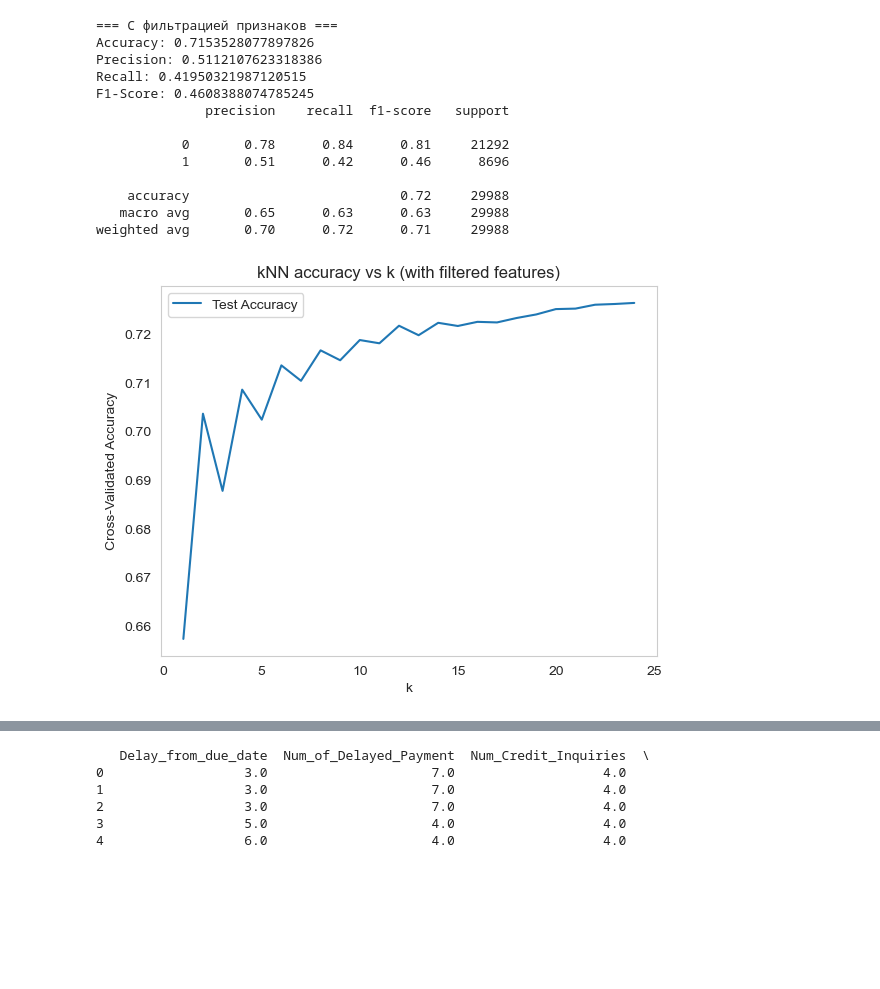
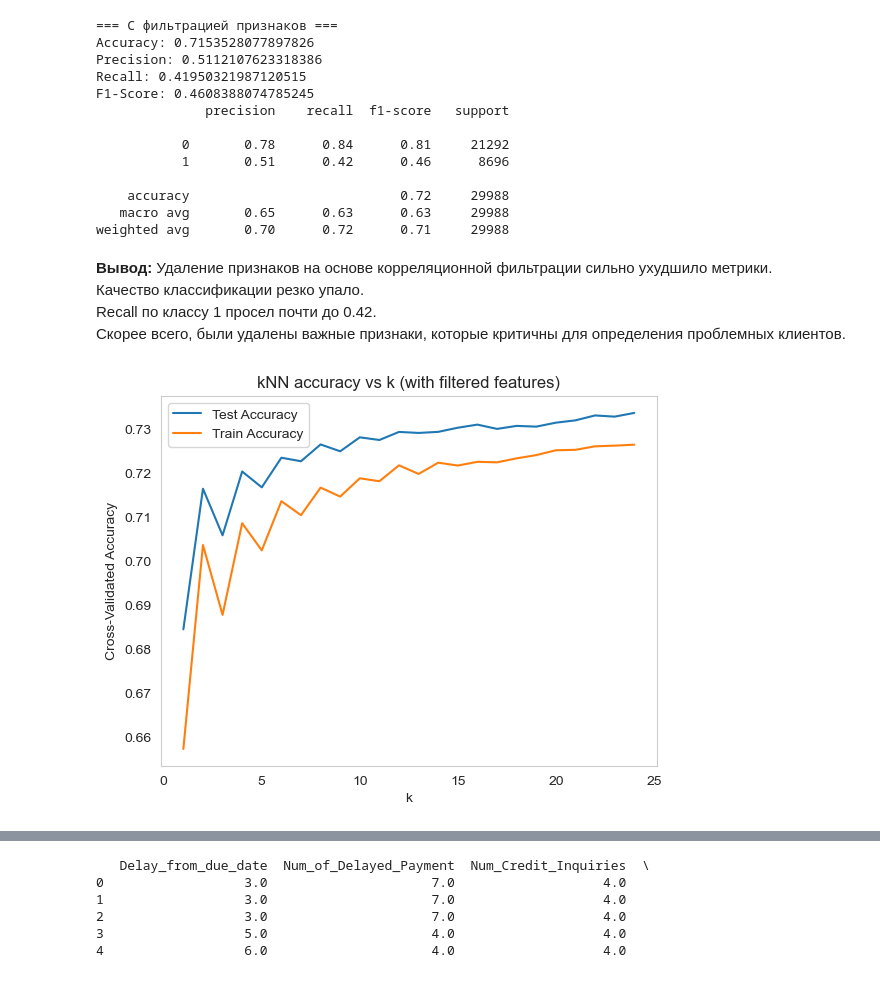
Before and after one commit to PaulGresko/AI-Technologies, a Jupyter notebook: lab3/main.ipynb, the cells around one changed output, grey strips where cells are left out. Saved outputs shown, nothing was run; the diff lists cells and outputs as text; code cells hidden in the pictures; blank space fills up the shorter version.

```diff
--- a/lab3/main.ipynb
+++ b/lab3/main.ipynb
@@ -181,6 +209,11 @@ F1-Score: 0.4608388074785245
     accuracy                           0.72     29988
    macro avg       0.65      0.63      0.63     29988
 weighted avg       0.70      0.72      0.71     29988
+# %% [markdown]
+**Вывод:** Удаление признаков на основе корреляционной фильтрации сильно ухудшило метрики. <br/>
+Качество классификации резко упало.<br/>
+Recall по классу 1 просел почти до 0.42.<br/>
+Скорее всего, были удалены важные признаки, которые критичны для определения проблемных клиентов.
 # %%
 # Перебрать значения гиперпараметра $k$ в каком-нибудь диапазоне с использованием кросс-валидации на данных  с отфильтрованными признаками.
 k_range = range(1, 25)
@@ -188,17 +221,21 @@ train_scores = []
 test_scores = []
 
 for k in k_range:
+    # knn = KNeighborsClassifier(n_neighbors=k)
+    # scores = cross_val_score(knn, X_filtered, y, cv=5)
+    # test_scores.append(scores.mean())
     knn = KNeighborsClassifier(n_neighbors=k)
-    scores = cross_val_score(knn, X_filtered, y, cv=5)
-    test_scores.append(scores.mean())
+    train_scores.append(np.mean(cross_val_score(knn, X_train_f, y_train, cv=5)))
+    test_scores.append(np.mean(cross_val_score(knn, X_filtered, y, cv=5)))
 # %%
 # Построить график *train/test accuracy* в зависимости от значения $k$.
 plt.plot(k_range, test_scores, label="Test Accuracy")
+plt.plot(k_range, train_scores, label="Train Accuracy")
 plt.xlabel("k")
 plt.ylabel("Cross-Validated Accuracy")
 plt.title("kNN accuracy vs k (with filtered features)")
 plt.legend()
 plt.grid()
 plt.show()
 # %% [output]
-[figure, old version]
+[figure, new version]
```
Also changed, not shown: parts of 10 cells of this notebook, 1 other file.
